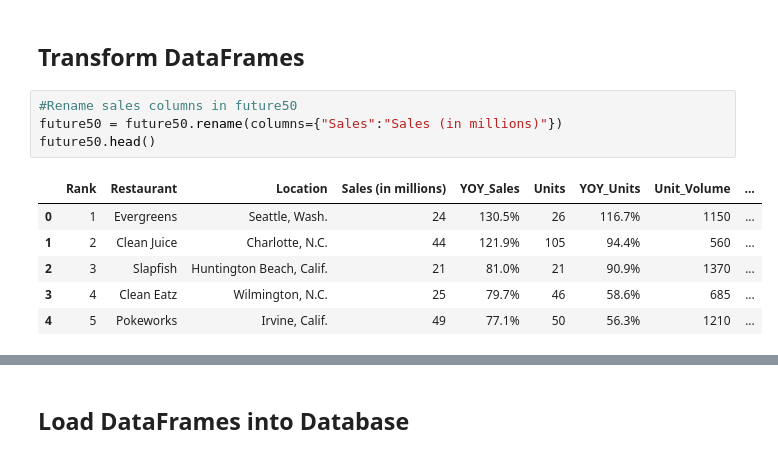
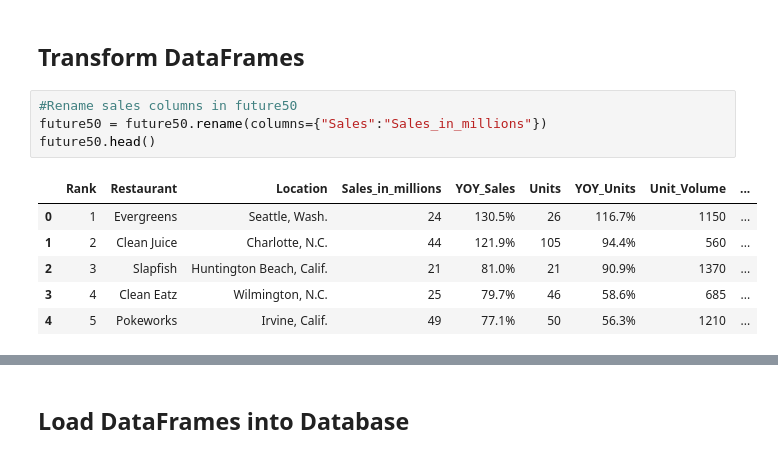
Before and after one commit to halpeter/ETL-Project, a Jupyter notebook: etl.ipynb, the cells around one changed output, grey strips where cells are left out. Saved outputs shown, nothing was run; the diff lists cells and outputs as text.

```diff
--- a/etl.ipynb
+++ b/etl.ipynb
@@ -46,10 +46,10 @@ ind100.head()
 ## Transform DataFrames
 # %%
 #Rename sales columns in future50
-future50 = future50.rename(columns={"Sales":"Sales (in millions)"})
+future50 = future50.rename(columns={"Sales":"Sales_in_millions"})
 future50.head()
 # %% [output]
-|  | Rank | Restaurant | Location | Sales (in millions) | YOY_Sales | Units | YOY_Units | Unit_Volume | ... |
+|  | Rank | Restaurant | Location | Sales_in_millions | YOY_Sales | Units | YOY_Units | Unit_Volume | ... |
 | 0 | 1 | Evergreens | Seattle, Wash. | 24 | 130.5% | 26 | 116.7% | 1150 | ... |
 | 1 | 2 | Clean Juice | Charlotte, N.C. | 44 | 121.9% | 105 | 94.4% | 560 | ... |
 | 2 | 3 | Slapfish | Huntington Beach, Calif. | 21 | 81.0% | 21 | 90.9% | 1370 | ... |
```
Also changed, not shown: parts of 20 cells of this notebook.
